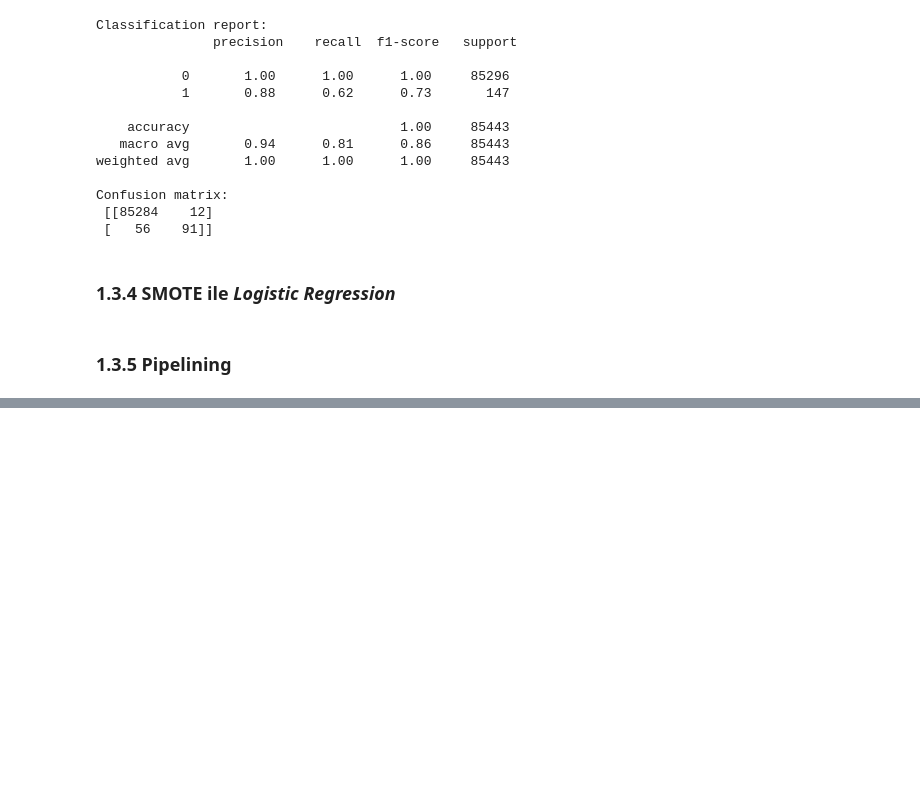
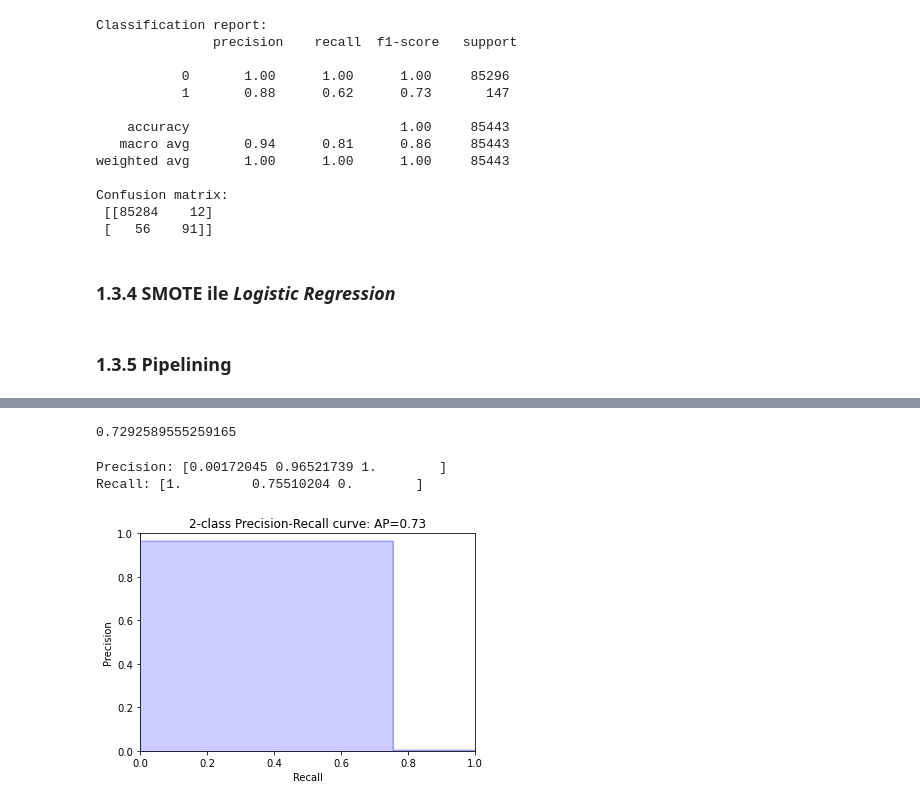
Before and after one commit to Bsmoce/Graduation-Project, a Jupyter notebook: Report (2).ipynb, the cells around one changed output, grey strips where cells are left out. Drawn from its saved outputs; the diff is of its cells as text; code cells hidden in the pictures; blank space fills up the shorter version.

```diff
--- a/Report (2).ipynb
+++ b/Report (2).ipynb
@@ -303,0 +383,2 @@ Confusion matrix:
+# %%
+predicted = model.predict(X_test)
@@ -303,0 +412,35 @@ Confusion matrix:
+# %%
+average_precision = average_precision_score(y_test, predicted)
+average_precision
+# %% [output]
+0.7292589555259165
+# %%
+precision, recall, _ = precision_recall_curve(y_test, predicted)
+print(f'Precision: {precision}\nRecall: {recall}')
+# %% [output]
+Precision: [0.00172045 0.96521739 1.        ]
+Recall: [1.         0.75510204 0.        ]
+# %%
+def plot_pr_curve(recall, precision, average_precision):
+    """
+    https://scikit-learn.org/stable/auto_examples/model_selection/plot_precision_recall.html
+    """
+    from inspect import signature
+    plt.figure()
+    step_kwargs = ({'step': 'post'}
+                   if 'step' in signature(plt.fill_between).parameters
+                   else {})
+
+    plt.step(recall, precision, color='b', alpha=0.2, where='post')
+    plt.fill_between(recall, precision, alpha=0.2, color='b', **step_kwargs)
+
+    plt.xlabel('Recall')
+    plt.ylabel('Precision')
+    plt.ylim([0.0, 1.0])
+    plt.xlim([0.0, 1.0])
+    plt.title(f'2-class Precision-Recall curve: AP={average_precision:0.2f}')
+    return plt.show()
+# %%
+plot_pr_curve(recall, precision, average_precision)
+# %% [output]
+[figure, added]
```
Also changed, not shown: parts of 27 cells of this notebook.
